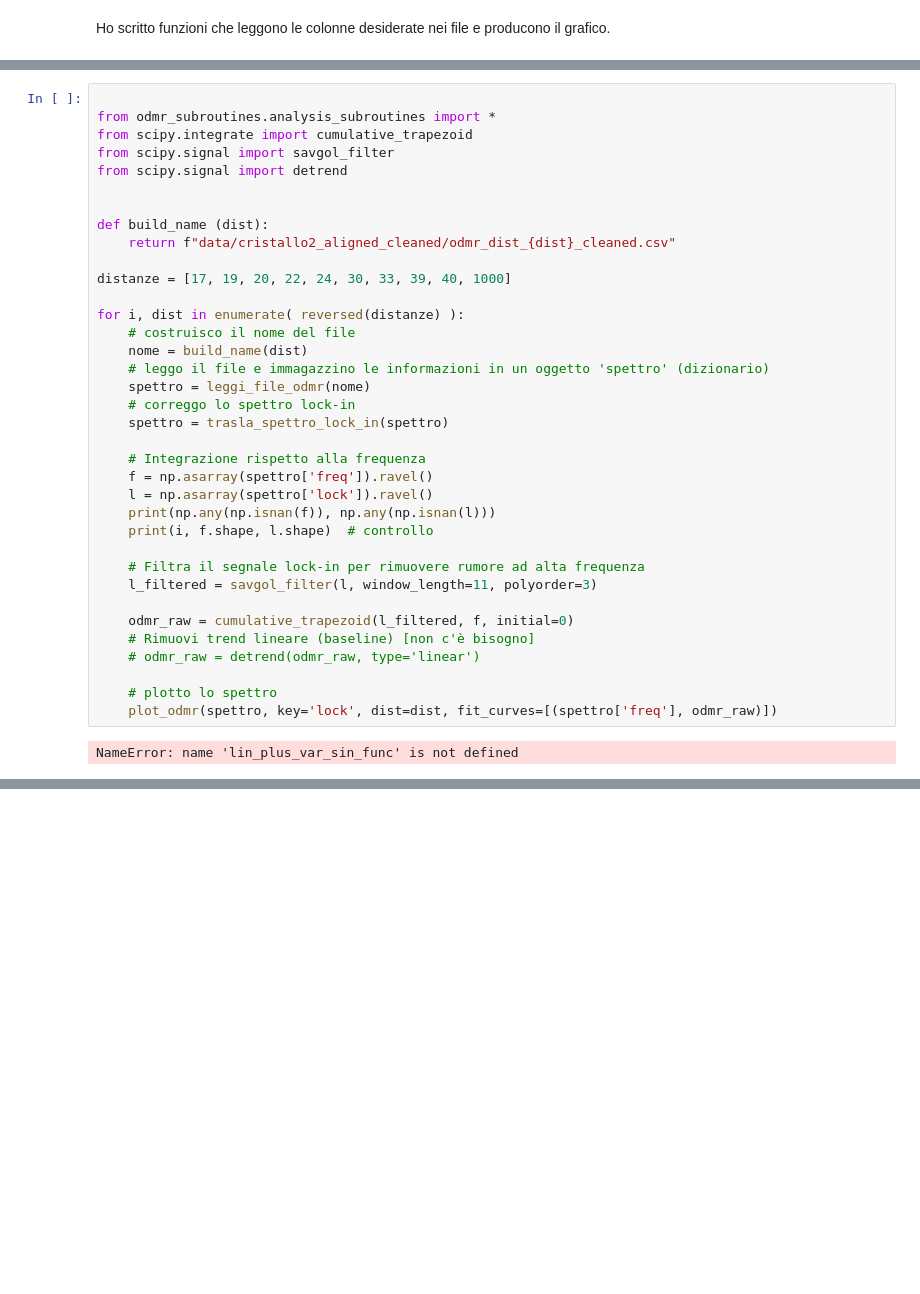
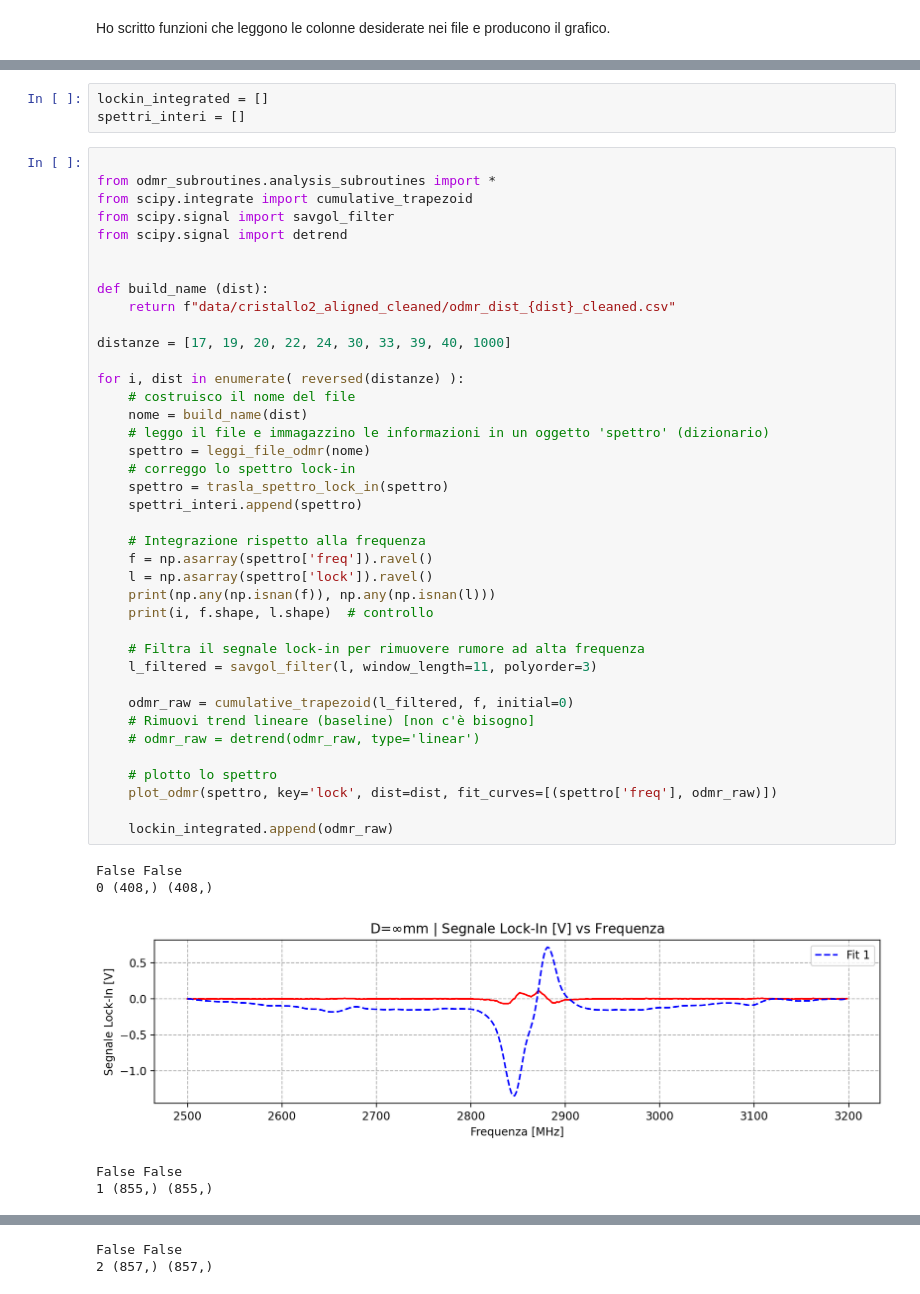
Before and after one commit to zosojack/lab-ss-2, a Jupyter notebook: PARTE 4: ODMR/freq_vs_B_locked_2.ipynb, the cells around one changed output, grey strips where cells are left out. Drawn from its saved outputs; the diff is of its cells as text; blank space fills up the shorter version.

Commit message:
fit odmr

```diff
--- a/PARTE 4: ODMR/freq_vs_B_locked_2.ipynb
+++ b/PARTE 4: ODMR/freq_vs_B_locked_2.ipynb
@@ -9,3 +11,6 @@ Ho scritto funzioni che leggono le colonne desiderate nei file e producono il gr
+# %%
+lockin_integrated = []
+spettri_interi = []
 # %%
 
 from odmr_subroutines.analysis_subroutines import *
@@ -16,31 +21,38 @@ from scipy.signal import detrend
 
 def build_name (dist):
     return f"data/cristallo2_aligned_cleaned/odmr_dist_{dist}_cleaned.csv"
 
 distanze = [17, 19, 20, 22, 24, 30, 33, 39, 40, 1000]
 
 for i, dist in enumerate( reversed(distanze) ):
     # costruisco il nome del file
     nome = build_name(dist)
     # leggo il file e immagazzino le informazioni in un oggetto 'spettro' (dizionario)
     spettro = leggi_file_odmr(nome)
     # correggo lo spettro lock-in
     spettro = trasla_spettro_lock_in(spettro)
+    spettri_interi.append(spettro)
 
     # Integrazione rispetto alla frequenza
     f = np.asarray(spettro['freq']).ravel()
     l = np.asarray(spettro['lock']).ravel()
     print(np.any(np.isnan(f)), np.any(np.isnan(l)))
     print(i, f.shape, l.shape)  # controllo
 
     # Filtra il segnale lock-in per rimuovere rumore ad alta frequenza
     l_filtered = savgol_filter(l, window_length=11, polyorder=3)
 
     odmr_raw = cumulative_trapezoid(l_filtered, f, initial=0)
     # Rimuovi trend lineare (baseline) [non c'è bisogno]
     # odmr_raw = detrend(odmr_raw, type='linear')
 
     # plotto lo spettro
     plot_odmr(spettro, key='lock', dist=dist, fit_curves=[(spettro['freq'], odmr_raw)])
+
+    lockin_integrated.append(odmr_raw)
 # %% [output]
-NameError: name 'lin_plus_var_sin_func' is not defined
+False False
+0 (408,) (408,)
+[figure, added]
+False False
+1 (855,) (855,)
@@ -46,0 +60,2 @@ NameError: name 'lin_plus_var_sin_func' is not defined
+False False
+2 (857,) (857,)
```
Also changed, not shown: parts of 5 cells of this notebook, 2 other files.
